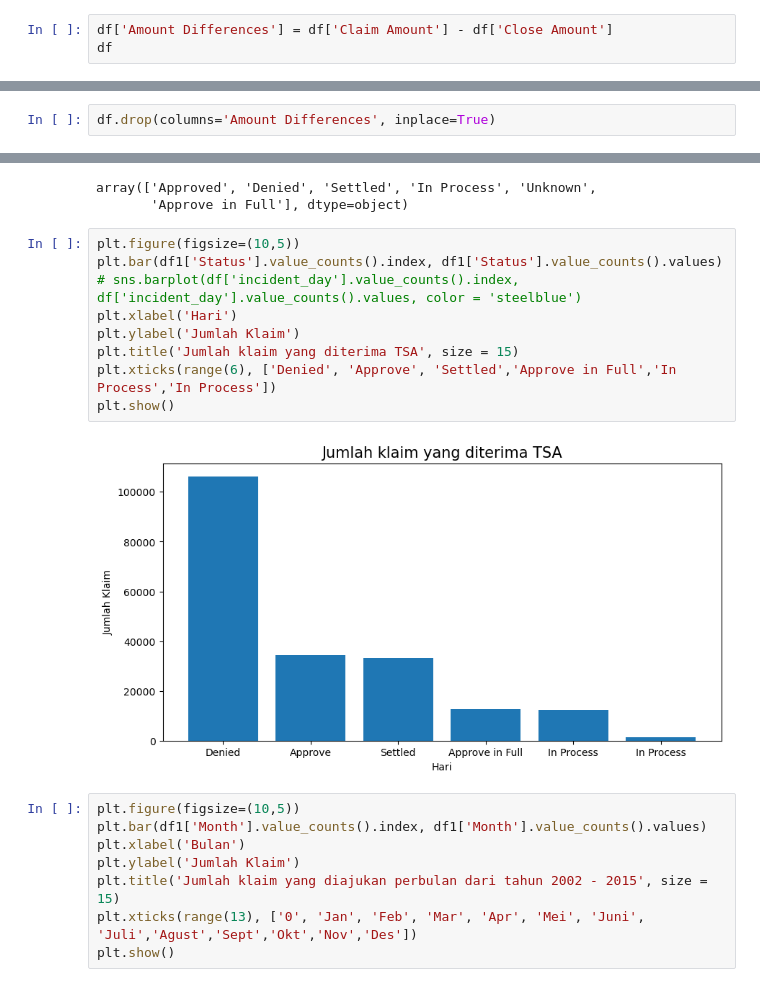
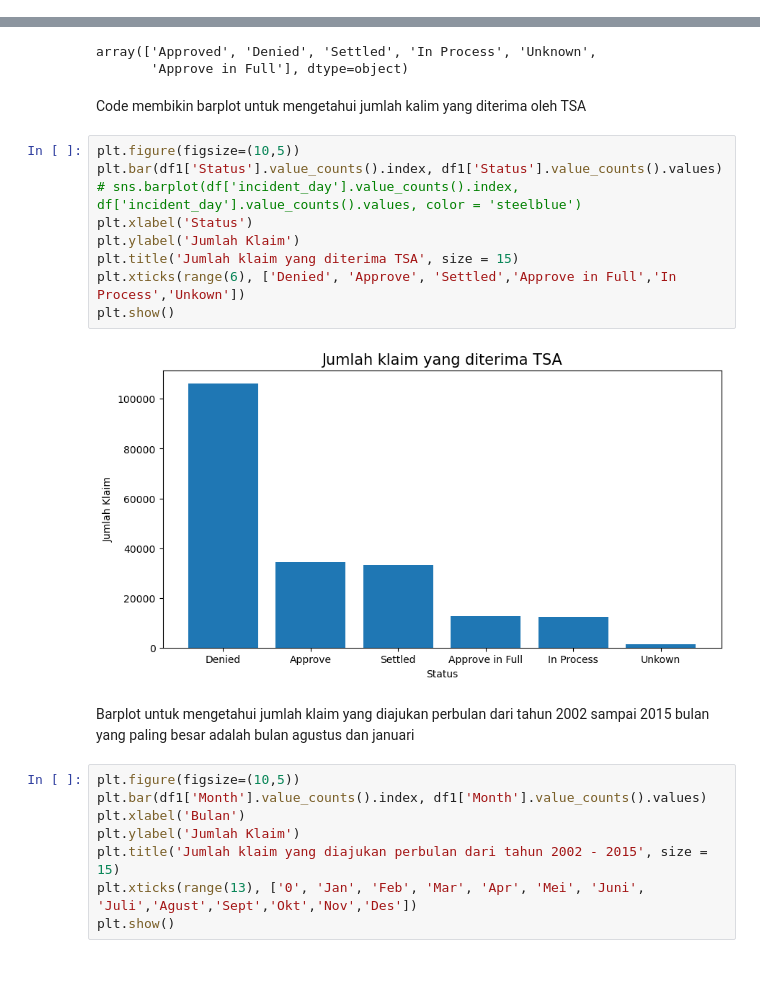
Before and after one commit to Dinyo39/Purwadhika-Capstone-Module-2, a Jupyter notebook: TSA_Capstone2_AldrinoHakim.ipynb, the cells around one changed output, grey strips where cells are left out. Saved outputs shown, nothing was run; the diff lists cells and outputs as text.

```diff
--- a/TSA_Capstone2_AldrinoHakim.ipynb
+++ b/TSA_Capstone2_AldrinoHakim.ipynb
@@ -502,6 +510,3 @@ Data columns (total 13 columns):
  12  Disposition    200119 non-null  object
 dtypes: datetime64[ns](2), float64(2), object(9)
 memory usage: 21.4+ MB
-# %%
-df['Amount Differences'] = df['Claim Amount'] - df['Close Amount']
-df
@@ -526,5 +513,3 @@ df['Claim Amount'].isna().sum()
-# %%
-df.drop(columns='Amount Differences', inplace=True)
 # %% [markdown]
 ## Mengisi Claim amount
 # %%
@@ -897,17 +883,21 @@ df1['Status'].unique()
 # %% [output]
 array(['Approved', 'Denied', 'Settled', 'In Process', 'Unknown',
        'Approve in Full'], dtype=object)
+# %% [markdown]
+Code membikin barplot untuk mengetahui jumlah kalim yang diterima oleh TSA
 # %%
 plt.figure(figsize=(10,5))
 plt.bar(df1['Status'].value_counts().index, df1['Status'].value_counts().values)
 # sns.barplot(df['incident_day'].value_counts().index, df['incident_day'].value_counts().values, color = 'steelblue')
-plt.xlabel('Hari')
+plt.xlabel('Status')
 plt.ylabel('Jumlah Klaim')
 plt.title('Jumlah klaim yang diterima TSA', size = 15)
-plt.xticks(range(6), ['Denied', 'Approve', 'Settled','Approve in Full','In Process','In Process'])
+plt.xticks(range(6), ['Denied', 'Approve', 'Settled','Approve in Full','In Process','Unkown'])
 plt.show()
 # %% [output]
-[figure, old version]
+[figure, new version]
+# %% [markdown]
+Barplot untuk mengetahui jumlah klaim yang diajukan  perbulan dari tahun 2002 sampai 2015 bulan yang paling  besar adalah bulan agustus dan januari
 # %%
 plt.figure(figsize=(10,5))
 plt.bar(df1['Month'].value_counts().index, df1['Month'].value_counts().values)
```
Also changed, not shown: parts of 32 cells of this notebook.
